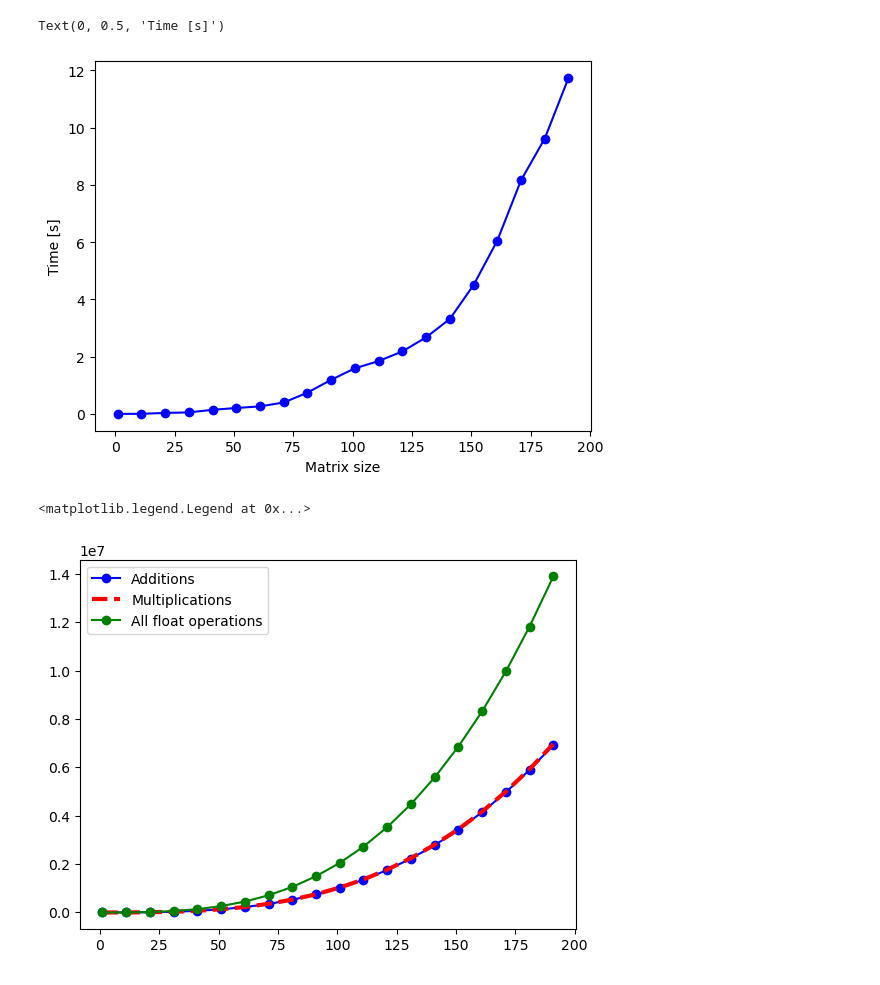
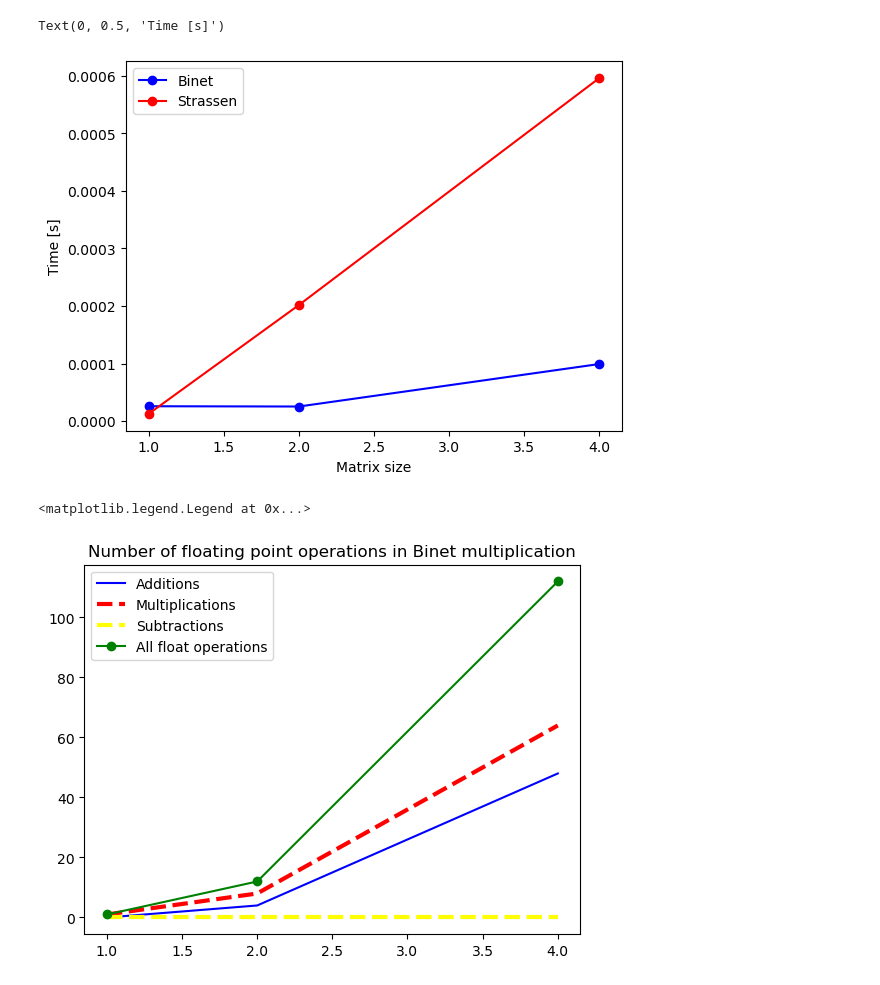
Before and after one commit to akucharsk/Matrix-algorithms, a Jupyter notebook: lab1/main.ipynb, the cells around one changed output. Drawn from its saved outputs; the diff is of its cells as text; code cells hidden in the pictures.

Commit message:
add Strassen + plots

```diff
--- a/lab1/main.ipynb
+++ b/lab1/main.ipynb
@@ -12,10 +15,10 @@ def reset_number_counter() -> None:
     Number.div_count = 0
 # %%
 type operation_count = tuple[int, int, int, int]
-
-def analyse_matmul(A: np.ndarray, B: np.ndarray) -> tuple[operation_count, float]:
+reset_number_counter()
+def analyse_matmul(A: np.ndarray, B: np.ndarray, func) -> tuple[operation_count, float]:
     start = time.time()
-    binet(A, B)
+    func(A, B)
     duration = time.time() - start
 
     ops = Number.add_count, Number.sub_count, Number.mul_count, Number.div_count
@@ -23,12 +26,15 @@ def analyse_matmul(A: np.ndarray, B: np.ndarray) -> tuple[operation_count, float
 
     return ops, duration
 # %%
-df = pd.DataFrame(columns=["A.size", "B.size", "Time", "Additions", "Subtractions", "Multiplications", "Divisions"])
+df_binet = pd.DataFrame(columns=["A.size", "B.size", "Time", "Additions", "Subtractions", "Multiplications", "Divisions"])
+df_strassen = pd.DataFrame(columns=["A.size", "B.size", "Time", "Additions", "Subtractions", "Multiplications", "Divisions"])
 
-for i in range(1, 200, 10):
+test_range = [2**i for i in range(0, 11, 1)]
+
+for i in tqdm(test_range):
     A = random_matrix(i)
     B = random_matrix(i)
-
-    (add, sub, mul, div), duration = analyse_matmul(A, B)
-    df.loc[i - 1] = {"A.size": A.shape[0], "B.size": B.shape[0], "Time": duration, "Additions": add, "Subtractions": sub, "Multiplications": mul, "Divisions": div}
-df
+    (add, sub, mul, div), duration = analyse_matmul(A, B, binet)
+    df_binet.loc[i - 1] = {"A.size": A.shape[0], "B.size": B.shape[0], "Time": duration, "Additions": add, "Subtractions": sub, "Multiplications": mul, "Divisions": div}
+    (add, sub, mul, div), duration = analyse_matmul(A, B, Strassen)
+    df_strassen.loc[i - 1] = {"A.size": A.shape[0], "B.size": B.shape[0], "Time": duration, "Additions": add, "Subtractions": sub, "Multiplications": mul, "Divisions": div}
@@ -53,18 +41,22 @@ df
 # %%
-X = df["A.size"]
+X = df_binet["A.size"]
 
-plt.plot(X, df["Time"], marker="o", color="blue", label="Multiplication time")
+
+plt.plot(X, df_binet["Time"], marker="o", color="blue", label="Multiplication time")
+plt.plot(X, df_strassen["Time"], marker="o", color="red", label="Multiplication time")
+plt.legend(["Binet", "Strassen"], loc="upper left")
 plt.xlabel("Matrix size")
 plt.ylabel("Time [s]")
 # %% [output]
 Text(0, 0.5, 'Time [s]')
-[figure, old version]
+[figure, new version]
 # %%
-plt.plot(X, df["Additions"], marker="o", color="blue", label="Additions")
-plt.plot(X, df["Multiplications"], color="red", label="Multiplications", linewidth=3, linestyle="--")
-plt.plot(X, df["Additions"] + df["Multiplications"], color="green", marker="o", label="All float operations")
-
+plt.plot(X, df_binet["Additions"], color="blue", label="Additions")
+plt.plot(X, df_binet["Multiplications"], color="red", label="Multiplications", linewidth=3, linestyle="--")
+plt.plot(X, df_binet["Subtractions"], color="yellow", label="Subtractions", linewidth=3, linestyle="--")
+plt.plot(X, df_binet["Additions"] + df_binet["Multiplications"] + df_binet["Subtractions"], color="green", marker="o", label="All float operations")
+plt.title("Number of floating point operations in Binet multiplication")
 plt.legend()
 # %% [output]
 <matplotlib.legend.Legend at 0x...>
-[figure, old version]
+[figure, new version]
```
Also changed, not shown: parts of 5 cells of this notebook, 4 other files.
